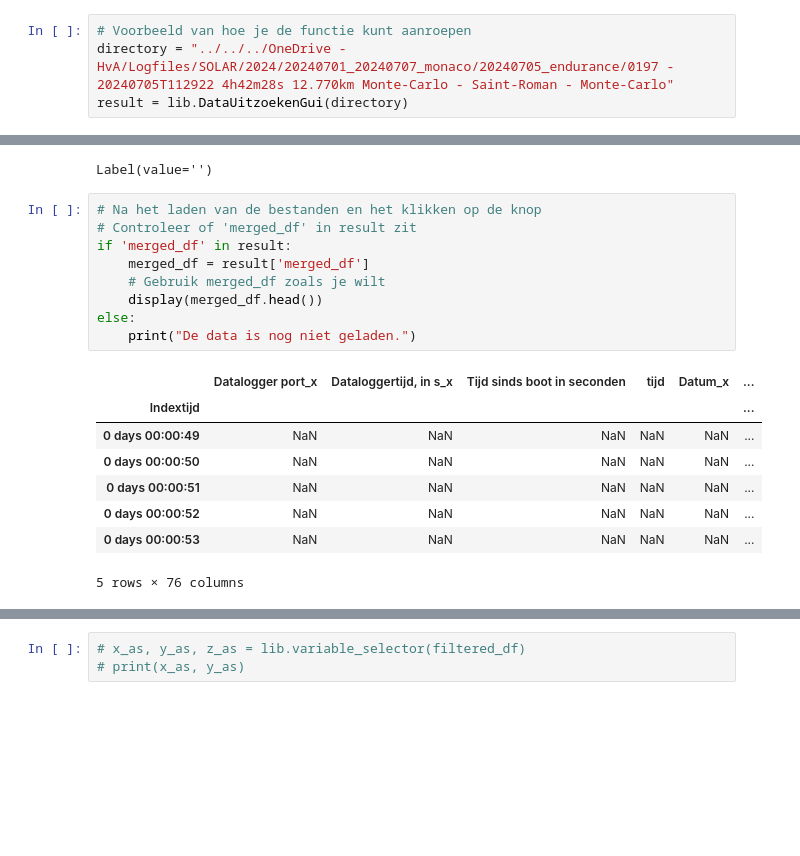
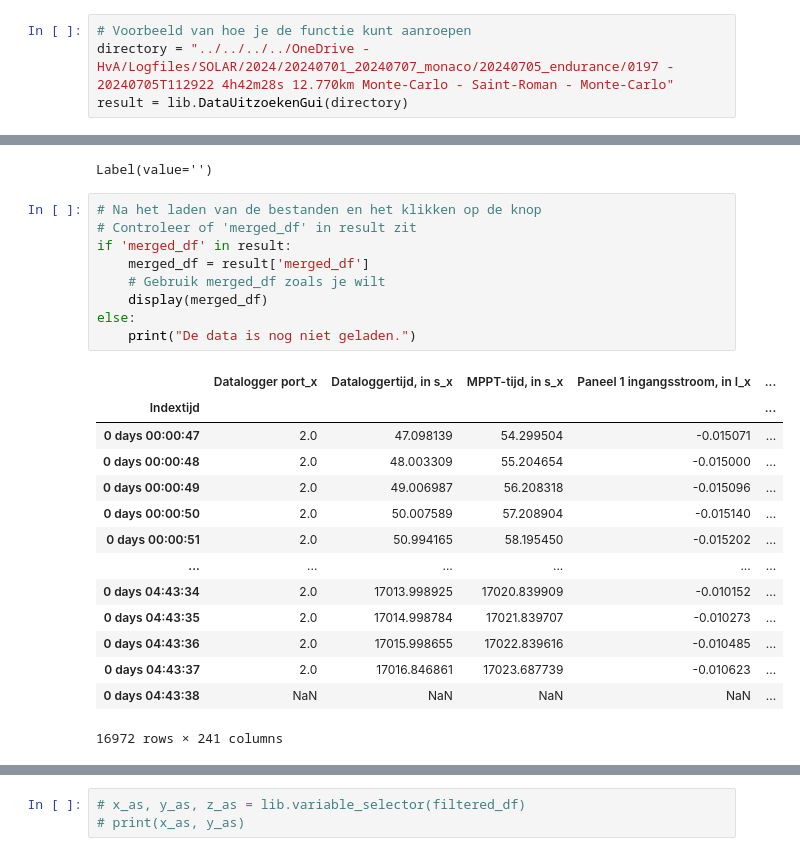
Before and after one commit to Qrax/Clean_Mobility, a Jupyter notebook: main.ipynb, the cells around one changed output, grey strips where cells are left out. Cells and saved outputs as stored; diff of their text form; blank space fills up the shorter version.

Commit message:
MPPTS bijvoegen en berekene theoretische afstanden en echte afstanden

```diff
--- a/main.ipynb
+++ b/main.ipynb
@@ -13,7 +13,7 @@ from scipy.stats import linregress
 import libraries as lib
 # %%
 # Voorbeeld van hoe je de functie kunt aanroepen
-directory = "../../../OneDrive - HvA/Logfiles/SOLAR/2024/20240701_20240707_monaco/20240705_endurance/0197 - 20240705T112922 4h42m28s 12.770km Monte-Carlo - Saint-Roman - Monte-Carlo"
+directory = "../../../../OneDrive - HvA/Logfiles/SOLAR/2024/20240701_20240707_monaco/20240705_endurance/0197 - 20240705T112922 4h42m28s 12.770km Monte-Carlo - Saint-Roman - Monte-Carlo"
 result = lib.DataUitzoekenGui(directory)
 # %% [output]
 SelectMultiple(description='Bestanden:', options=('0_Bus.csv', '2_MPPT_0_05_05.csv', '3_MPPT_1_05_05.csv', '4_…
@@ -22,21 +22,27 @@ Label(value='')
 # %%
 # Na het laden van de bestanden en het klikken op de knop
 # Controleer of 'merged_df' in result zit
 if 'merged_df' in result:
     merged_df = result['merged_df']
     # Gebruik merged_df zoals je wilt
-    display(merged_df.head())
+    display(merged_df)
 else:
     print("De data is nog niet geladen.")
 # %% [output]
-|  | Datalogger port_x | Dataloggertijd, in s_x | Tijd sinds boot in seconden | tijd | Datum_x | ... |
-| Indextijd |  |  |  |  |  | ... |
-| 0 days 00:00:49 | NaN | NaN | NaN | NaN | NaN | ... |
-| 0 days 00:00:50 | NaN | NaN | NaN | NaN | NaN | ... |
-| 0 days 00:00:51 | NaN | NaN | NaN | NaN | NaN | ... |
-| 0 days 00:00:52 | NaN | NaN | NaN | NaN | NaN | ... |
-| 0 days 00:00:53 | NaN | NaN | NaN | NaN | NaN | ... |
+|  | Datalogger port_x | Dataloggertijd, in s_x | MPPT-tijd, in s_x | Paneel 1 ingangsstroom, in I_x | ... |
+| Indextijd |  |  |  |  | ... |
+| 0 days 00:00:47 | 2.0 | 47.098139 | 54.299504 | -0.015071 | ... |
+| 0 days 00:00:48 | 2.0 | 48.003309 | 55.204654 | -0.015000 | ... |
+| 0 days 00:00:49 | 2.0 | 49.006987 | 56.208318 | -0.015096 | ... |
+| 0 days 00:00:50 | 2.0 | 50.007589 | 57.208904 | -0.015140 | ... |
+| 0 days 00:00:51 | 2.0 | 50.994165 | 58.195450 | -0.015202 | ... |
+| ... | ... | ... | ... | ... | ... |
+| 0 days 04:43:34 | 2.0 | 17013.998925 | 17020.839909 | -0.010152 | ... |
+| 0 days 04:43:35 | 2.0 | 17014.998784 | 17021.839707 | -0.010273 | ... |
+| 0 days 04:43:36 | 2.0 | 17015.998655 | 17022.839616 | -0.010485 | ... |
+| 0 days 04:43:37 | 2.0 | 17016.846861 | 17023.687739 | -0.010623 | ... |
+| 0 days 04:43:38 | NaN | NaN | NaN | NaN | ... |
-5 rows × 76 columns
+16972 rows × 241 columns
 # %%
 # Convert 'Latitude' and 'Longitude' to numeric, setting errors='coerce' to convert non-numeric values to NaN
 merged_df['Latitude'] = pd.to_numeric(merged_df['Latitude'], errors='coerce')
```
Also changed, not shown: parts of 6 cells of this notebook, 1 other file.
